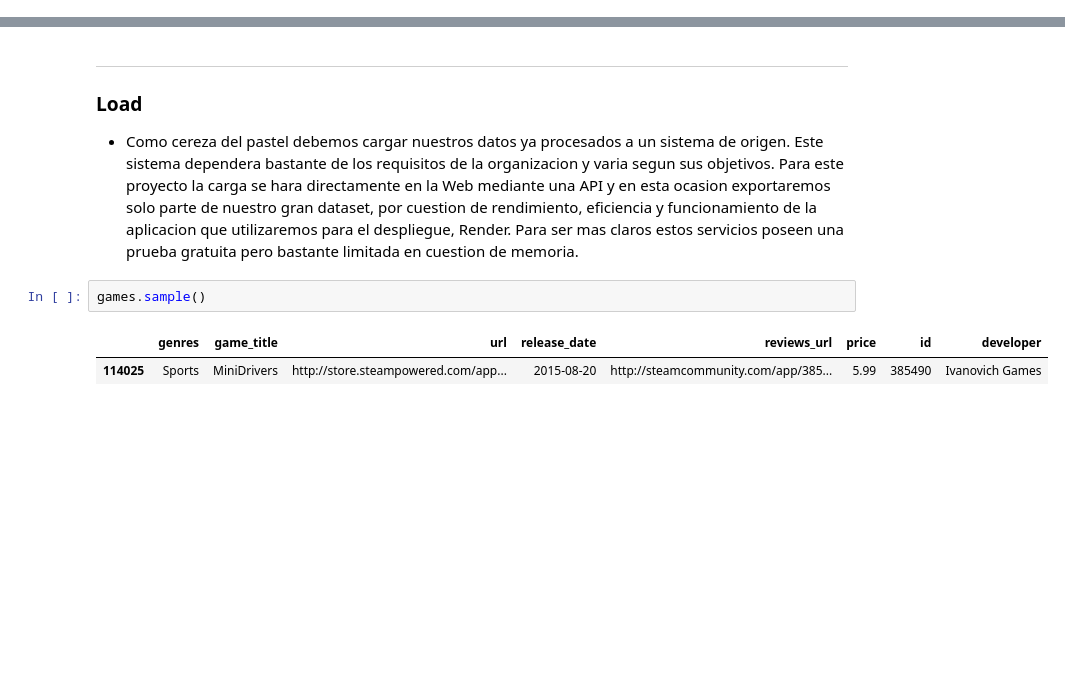
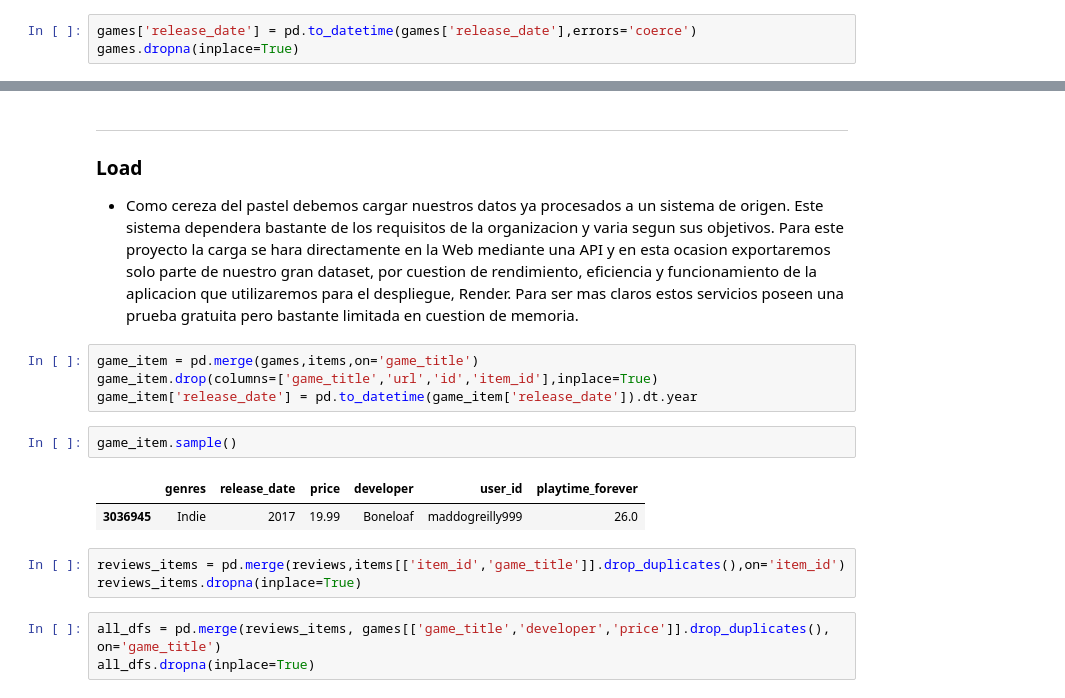
Before and after one commit to jmoc3/PI_Steam, a Jupyter notebook: PI.ipynb, the cells around one changed output, grey strips where cells are left out. Drawn from its saved outputs; the diff is of its cells as text; blank space fills up the shorter version.

```diff
--- a/PI.ipynb
+++ b/PI.ipynb
@@ -148,6 +164,9 @@ games['price'].fillna(0,inplace=True)
 Ultimo retoque para un futuro merge con la tabla item que nos permita unificar las tres tablas
 # %%
 games.rename(columns={"title":"game_title"},inplace=True)
+# %%
+games['release_date'] = pd.to_datetime(games['release_date'],errors='coerce')
+games.dropna(inplace=True)
 # %%
 games.sample()
 # %% [output]
@@ -305,9 +324,19 @@ items.sample()
 ***
 ### **L**oad
 - Como cereza del pastel debemos cargar nuestros datos ya procesados a un sistema de origen. Este sistema dependera bastante de los requisitos de la organizacion y varia segun sus objetivos. Para este proyecto la carga se hara directamente en la Web mediante una API y en esta ocasion exportaremos solo parte de nuestro gran dataset, por cuestion de rendimiento, eficiencia y funcionamiento de la aplicacion que utilizaremos para el despliegue, Render. Para ser mas claros estos servicios poseen una prueba gratuita pero bastante limitada en cuestion de memoria.
+# %%
+game_item = pd.merge(games,items,on='game_title')
+game_item.drop(columns=['game_title','url','id','item_id'],inplace=True)
+game_item['release_date'] = pd.to_datetime(game_item['release_date']).dt.year
 # %%
-games.sample()
+game_item.sample()
 # %% [output]
-|  | genres | game_title | url | release_date | reviews_url | price | id | developer |
-| 114025 | Sports | MiniDrivers | http://store.steampowered.com/app... | 2015-08-20 | http://steamcommunity.com/app/385... | 5.99 | 385490 | Ivanovich Games |
+|  | genres | release_date | price | developer | user_id | playtime_forever |
+| 3036945 | Indie | 2017 | 19.99 | Boneloaf | maddogreilly999 | 26.0 |
+# %%
+reviews_items = pd.merge(reviews,items[['item_id','game_title']].drop_duplicates(),on='item_id')
+reviews_items.dropna(inplace=True)
+# %%
+all_dfs = pd.merge(reviews_items, games[['game_title','developer','price']].drop_duplicates(), on='game_title')
+all_dfs.dropna(inplace=True)
 # %%
```
Also changed, not shown: parts of 21 cells of this notebook, 2 other files.
